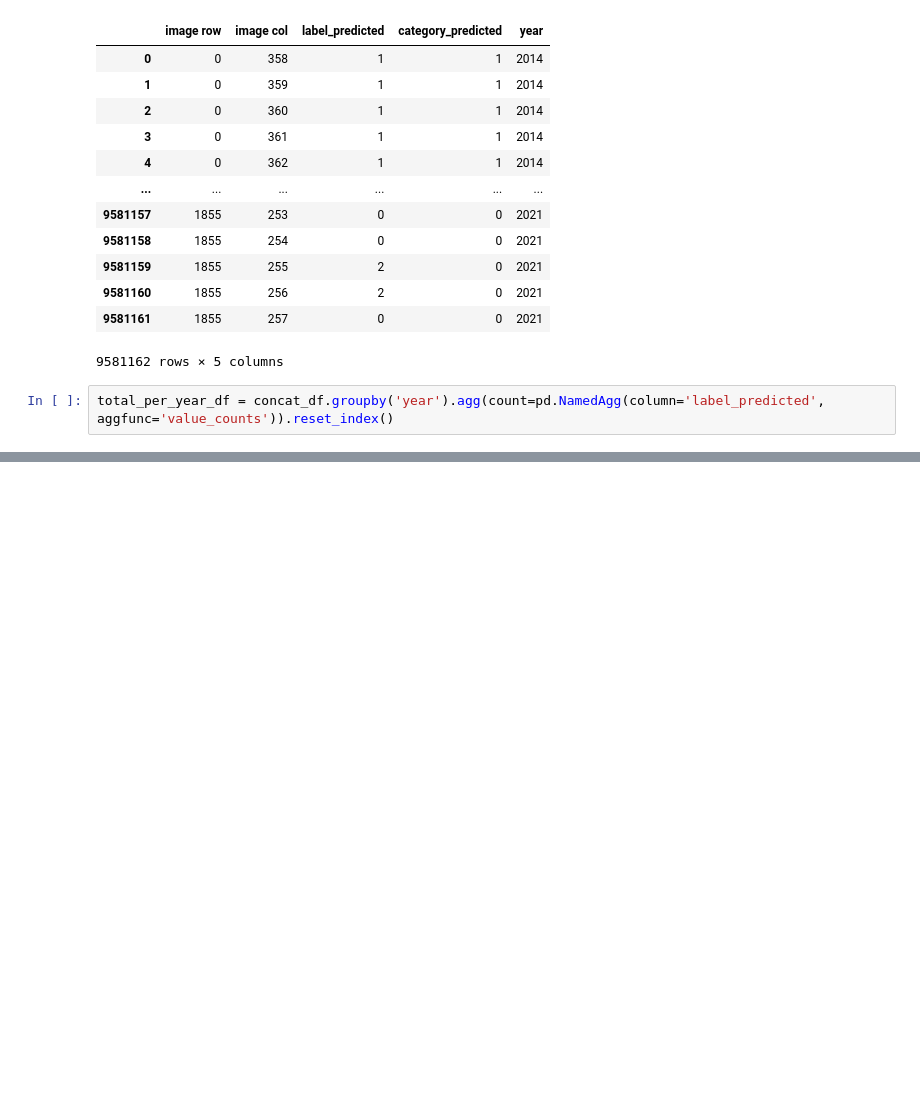
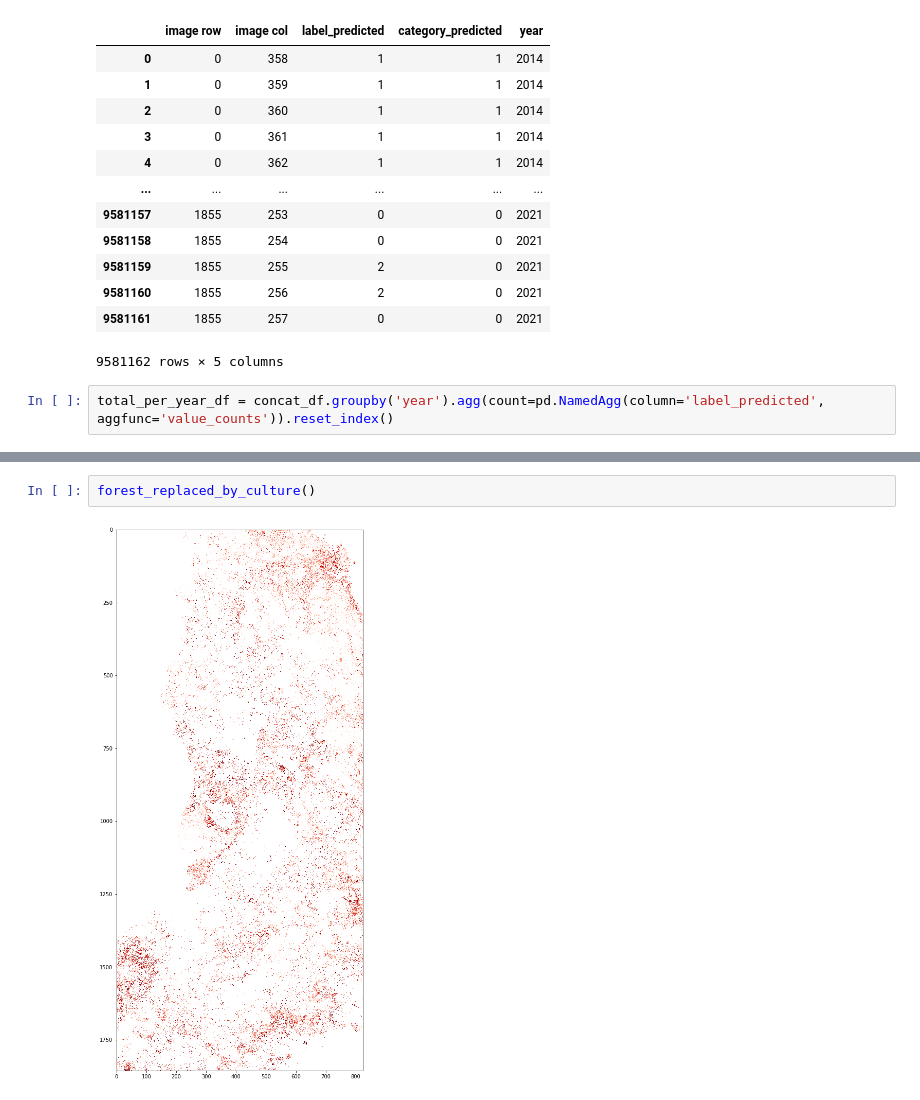
Before and after one commit to SimWalther/vietnam_coffee_detection, a Jupyter notebook: scripts/notebooks/rasterPrediction.ipynb, the cells around one changed output, grey strips where cells are left out. Saved outputs shown, nothing was run; the diff lists cells and outputs as text; blank space fills up the shorter version.

```diff
--- a/scripts/notebooks/rasterPrediction.ipynb
+++ b/scripts/notebooks/rasterPrediction.ipynb
@@ -345,0 +461,4 @@ canvas.fill_rects(x, y, 1)
+# %%
+forest_replaced_by_culture()
+# %% [output]
+[figure, added]
```
Also changed, not shown: parts of 20 cells of this notebook, 3 other files.
